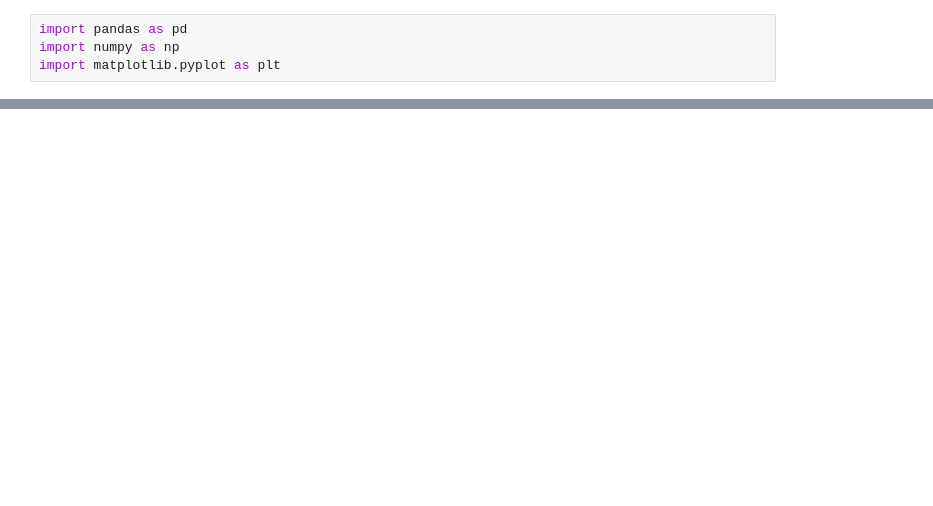
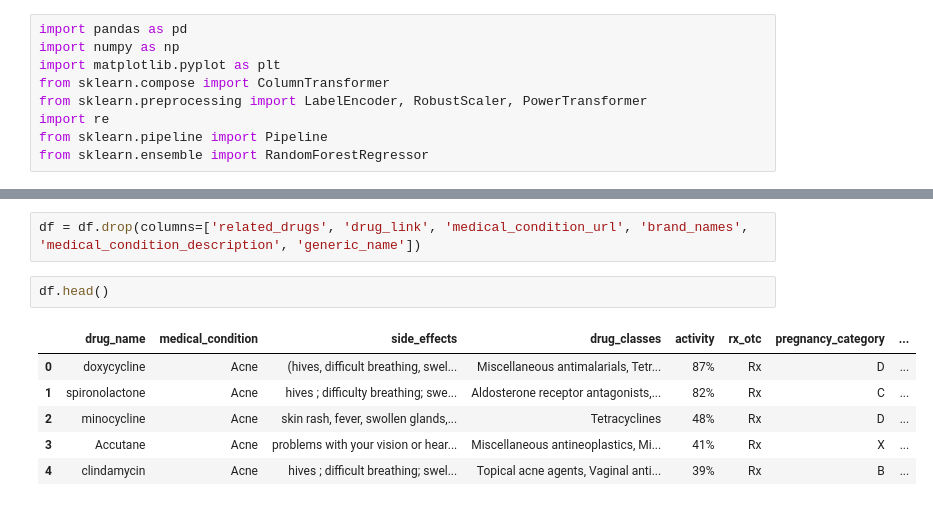
Before and after one commit to Prithvi-Siddharth/Drug-Detection, a Jupyter notebook: drug.ipynb, the cells around one changed output, grey strips where cells are left out. Cells and saved outputs as stored; diff of their text form; blank space fills up the shorter version.

```diff
--- a/drug.ipynb
+++ b/drug.ipynb
@@ -2,6 +2,11 @@
 import pandas as pd
 import numpy as np
 import matplotlib.pyplot as plt
+from sklearn.compose import ColumnTransformer
+from sklearn.preprocessing import LabelEncoder, RobustScaler, PowerTransformer
+import re
+from sklearn.pipeline import Pipeline
+from sklearn.ensemble import RandomForestRegressor
 # %%
 df = pd.read_csv('drugsdata.csv')
 df.head()
@@ -12,3 +17,14 @@ df.head()
 | 2 | minocycline | Acne | skin rash, fever, swollen glands,... | minocycline | Tetracyclines | Dynacin, Minocin, Minolira, Solod... | 48% | ... |
 | 3 | Accutane | Acne | problems with your vision or hear... | isotretinoin (oral) | Miscellaneous antineoplastics, Mi... | NaN | 41% | ... |
 | 4 | clindamycin | Acne | hives ; difficult breathing; swel... | clindamycin topical | Topical acne agents, Vaginal anti... | Cleocin T, Clindacin ETZ, Clindac... | 39% | ... |
+# %%
+df = df.drop(columns=['related_drugs', 'drug_link', 'medical_condition_url', 'brand_names', 'medical_condition_description', 'generic_name'])
+# %%
+df.head()
+# %% [output]
+|  | drug_name | medical_condition | side_effects | drug_classes | activity | rx_otc | pregnancy_category | ... |
+| 0 | doxycycline | Acne | (hives, difficult breathing, swel... | Miscellaneous antimalarials, Tetr... | 87% | Rx | D | ... |
+| 1 | spironolactone | Acne | hives ; difficulty breathing; swe... | Aldosterone receptor antagonists,... | 82% | Rx | C | ... |
+| 2 | minocycline | Acne | skin rash, fever, swollen glands,... | Tetracyclines | 48% | Rx | D | ... |
+| 3 | Accutane | Acne | problems with your vision or hear... | Miscellaneous antineoplastics, Mi... | 41% | Rx | X | ... |
+| 4 | clindamycin | Acne | hives ; difficult breathing; swel... | Topical acne agents, Vaginal anti... | 39% | Rx | B | ... |
```
Also changed, not shown: parts of 12 cells of this notebook, 1 other file.
